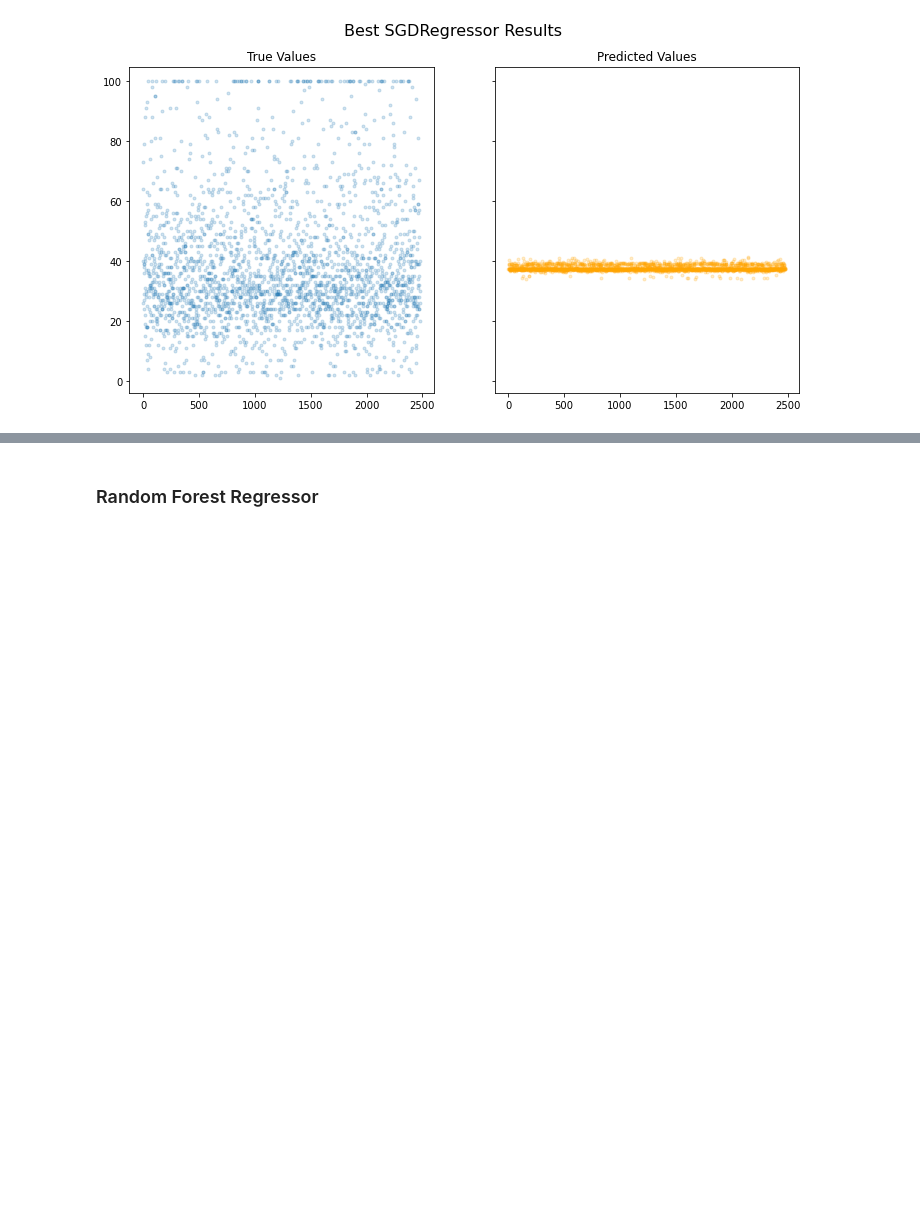
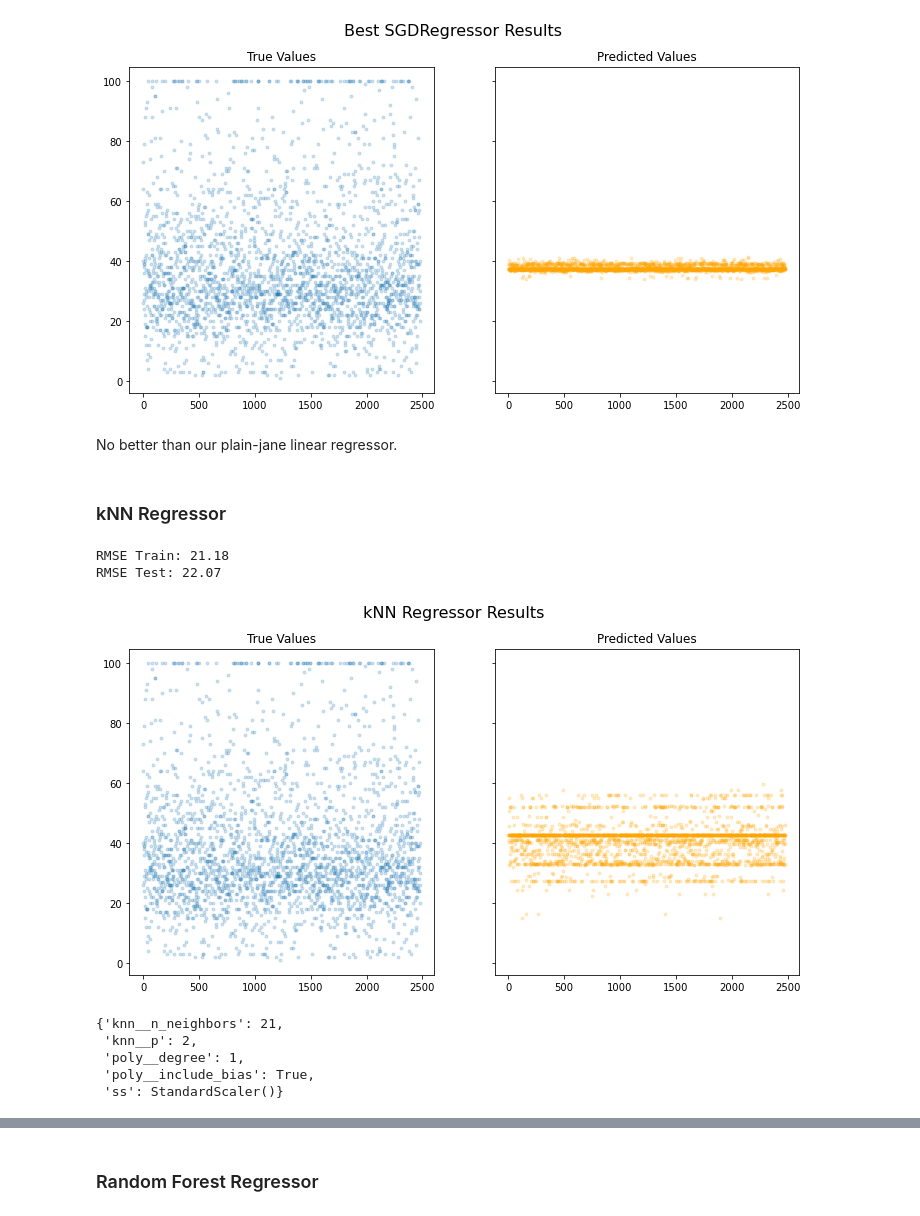
Before and after one commit to Sombrero7/pawpularity-contest, a Jupyter notebook: main_notebook.ipynb, the cells around one changed output, grey strips where cells are left out. Drawn from its saved outputs; the diff is of its cells as text; code cells hidden in the pictures; blank space fills up the shorter version.

```diff
--- a/main_notebook.ipynb
+++ b/main_notebook.ipynb
@@ -570,13 +516,14 @@ from sklearn.preprocessing import StandardScaler
 lin_reg_pipe = Pipeline(steps=[('poly', PolynomialFeatures(interaction_only=True,
                                                            include_bias=False)),
                                ('scaler', None),
-                               ('lin_reg', LinearRegression())])
+                               ('lin_reg', LinearRegression(n_jobs=-1))])
 
 lin_reg_grid = {
 
     'poly__degree':[1,2,3],
     'poly__include_bias':[True, False],
-    'scaler':[None, StandardScaler()]
+    'scaler':[None, StandardScaler()],
+    'lin_reg__fit_intercept':[True, False]
 
 }
 
@@ -641,3 +602,19 @@ fit_score_plot(sgd_best, 'Best SGDRegressor', X_train, X_test, y_train, y_test)
 RMSE Train: 20.4
 RMSE Test: 21.07
 [figure]
+# %% [markdown]
+No better than our plain-jane linear regressor.
+# %% [markdown]
+### kNN Regressor
+# %%
+# import kNN and build baseline knn
+from sklearn.neighbors import KNeighborsRegressor
+
+knn_reg = KNeighborsRegressor(n_jobs=-1)
+# %%
+# investigate baselinee KNN
+fit_score_plot(knn_reg, 'kNN Regressor', X_train, X_test, y_train, y_test)
+# %% [output]
+RMSE Train: 21.18
+RMSE Test: 22.07
+[figure, added]
@@ -643,0 +648,9 @@ RMSE Test: 21.07
+# %%
+# look at best kNN parameters
+knn_gs.best_params_
+# %% [output]
+{'knn__n_neighbors': 21,
+ 'knn__p': 2,
+ 'poly__degree': 1,
+ 'poly__include_bias': True,
+ 'ss': StandardScaler()}
```
Also changed, not shown: parts of 149 cells of this notebook, 1 other file.
